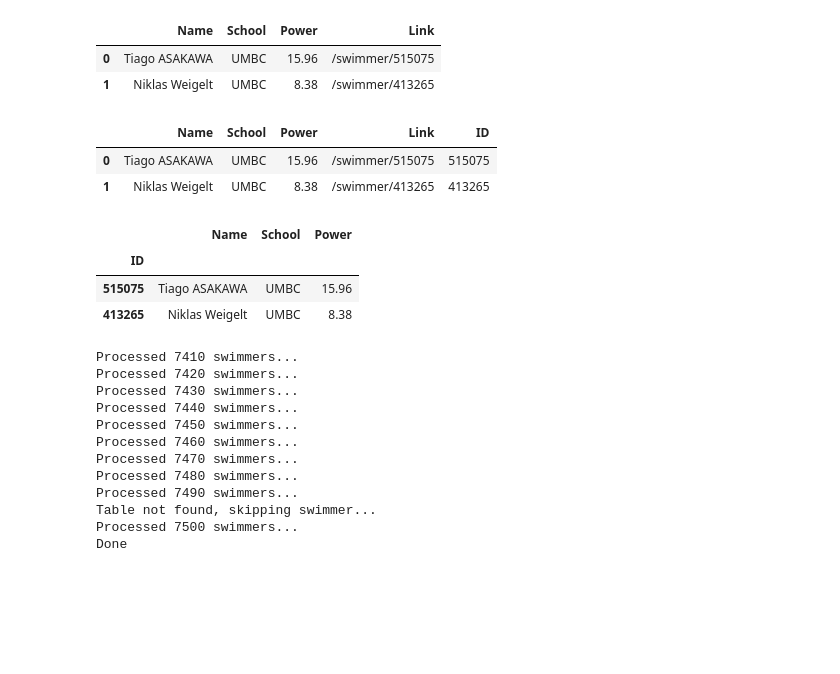
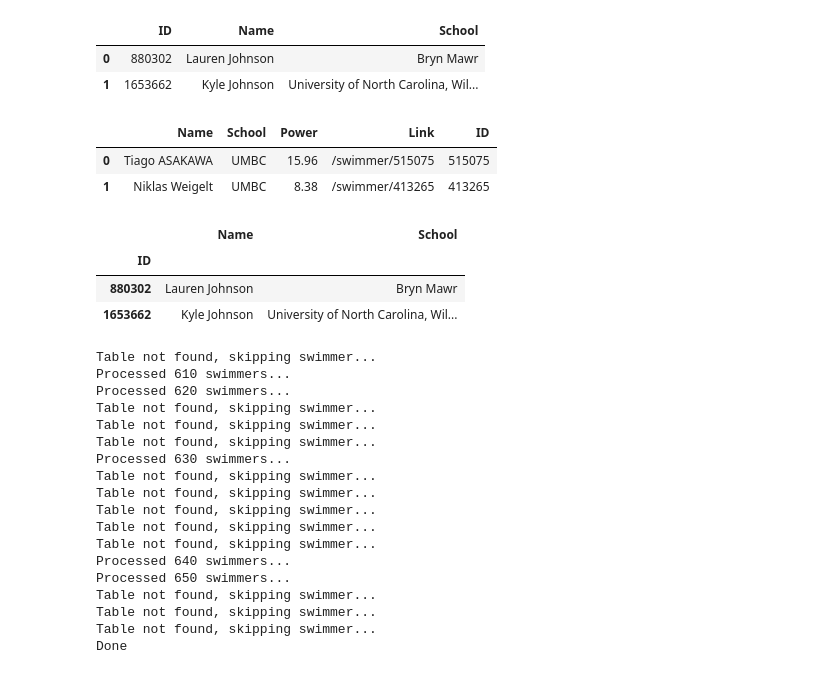
Before and after one commit to rhit-calviet/Swim-Analysis, a Jupyter notebook: Final_Preprocessing/Server_Projects/Fill_Indices-Copy6.ipynb, the cells around one changed output. Drawn from its saved outputs; the diff is of its cells as text; code cells hidden in the pictures; blank space fills up the shorter version.

```diff
--- a/Final_Preprocessing/Server_Projects/Fill_Indices-Copy6.ipynb
+++ b/Final_Preprocessing/Server_Projects/Fill_Indices-Copy6.ipynb
@@ -6,28 +6,25 @@ import pandas as pd
 import time
 import random
 # %%
-name_info = pd.read_parquet('./4more_name_info_dtypes.parquet')
+name_info = pd.read_csv('./corrected_matches.csv')
 name_info.head(2)
 # %% [output]
-|  | Name | School | Power | Link |
-| 0 | Tiago ASAKAWA | UMBC | 15.96 | /swimmer/515075 |
-| 1 | Niklas Weigelt | UMBC | 8.38 | /swimmer/413265 |
+|  | ID | Name | School |
+| 0 | 880302 | Lauren Johnson | Bryn Mawr |
+| 1 | 1653662 | Kyle Johnson | University of North Carolina, Wil... |
 # %%
-name_info['ID'] = name_info['Link'].apply(lambda x: x.split('/')[-1])
-name_info.head(2)
 # %% [output]
 |  | Name | School | Power | Link | ID |
 | 0 | Tiago ASAKAWA | UMBC | 15.96 | /swimmer/515075 | 515075 |
 | 1 | Niklas Weigelt | UMBC | 8.38 | /swimmer/413265 | 413265 |
 # %%
 name_info = name_info.set_index('ID')
-name_info = name_info.drop('Link',axis=1)
 name_info.head(2)
 # %% [output]
-|  | Name | School | Power |
-| ID |  |  |  |
-| 515075 | Tiago ASAKAWA | UMBC | 15.96 |
-| 413265 | Niklas Weigelt | UMBC | 8.38 |
+|  | Name | School |
+| ID |  |  |
+| 880302 | Lauren Johnson | Bryn Mawr |
+| 1653662 | Kyle Johnson | University of North Carolina, Wil... |
 # %%
 import requests
 from bs4 import BeautifulSoup
@@ -116,20 +113,26 @@ def create_swimmer_dataframe(swimmer_ids):
 swimmer_ids = name_info.index.tolist()
 
 # Create the new DataFrame
-new_df = create_swimmer_dataframe(swimmer_ids[:7500])
+new_df = create_swimmer_dataframe(swimmer_ids)
 print("Done")
 # %% [output]
-Processed 7410 swimmers...
-Processed 7420 swimmers...
-Processed 7430 swimmers...
-Processed 7440 swimmers...
-Processed 7450 swimmers...
-Processed 7460 swimmers...
-Processed 7470 swimmers...
-Processed 7480 swimmers...
-Processed 7490 swimmers...
 Table not found, skipping swimmer...
-Processed 7500 swimmers...
+Processed 610 swimmers...
+Processed 620 swimmers...
+Table not found, skipping swimmer...
+Table not found, skipping swimmer...
+Table not found, skipping swimmer...
+Processed 630 swimmers...
+Table not found, skipping swimmer...
+Table not found, skipping swimmer...
+Table not found, skipping swimmer...
+Table not found, skipping swimmer...
+Table not found, skipping swimmer...
+Processed 640 swimmers...
+Processed 650 swimmers...
+Table not found, skipping swimmer...
+Table not found, skipping swimmer...
+Table not found, skipping swimmer...
 Done
 # %%
 new_df
```
Also changed, not shown: parts of 4 cells of this notebook, 31 other files.
